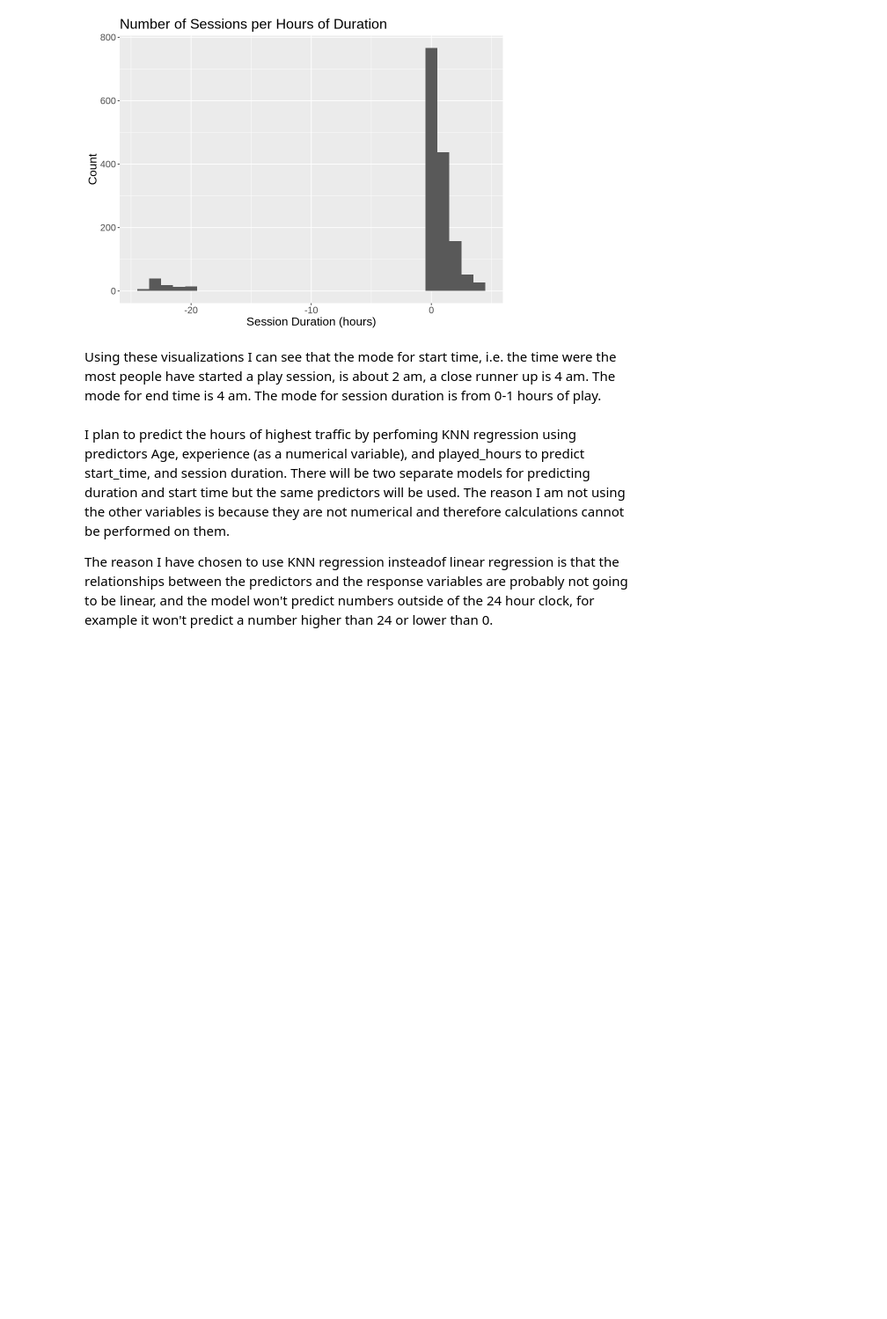
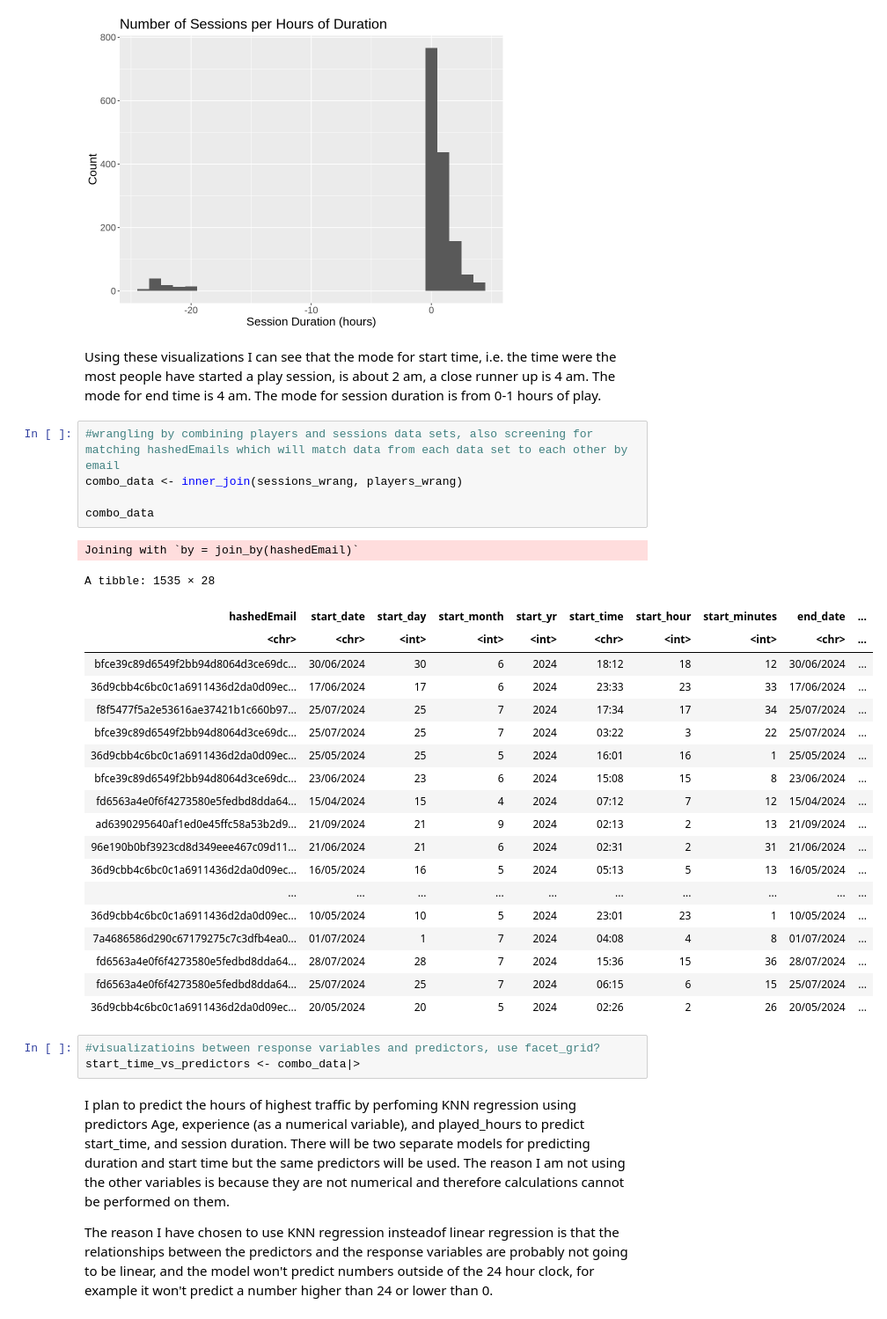
Before and after one commit to camillesnyder/Individual-Planning-for-Project, a Jupyter notebook: project_plan_008_19.ipynb, the cells around one changed output. Shown at 88% size. Cells and saved outputs as stored; diff of their text form; blank space fills up the shorter version.

Commit message:
combined data sets

```diff
--- a/project_plan_008_19.ipynb
+++ b/project_plan_008_19.ipynb
@@ -227,6 +227,35 @@ Warning message:
 [figure]
 # %% [markdown]
 Using these visualizations I can see that the mode for start time, i.e. the time were the most people have started a play session, is about 2 am, a close runner up is 4 am. The mode for end time is 4 am. The mode for session duration is from 0-1 hours of play.
+# %%
+#wrangling by combining players and sessions data sets, also screening for matching hashedEmails which will match data from each data set to each other by email
+combo_data <- inner_join(sessions_wrang, players_wrang)
+
+combo_data
+# %% [output]
+Joining with `by = join_by(hashedEmail)`
+A tibble: 1535 × 28
+| hashedEmail | start_date | start_day | start_month | start_yr | start_time | start_hour | start_minutes | end_date | ... |
+| <chr> | <chr> | <int> | <int> | <int> | <chr> | <int> | <int> | <chr> | ... |
+| bfce39c89d6549f2bb94d8064d3ce69dc... | 30/06/2024 | 30 | 6 | 2024 | 18:12 | 18 | 12 | 30/06/2024 | ... |
+| 36d9cbb4c6bc0c1a6911436d2da0d09ec... | 17/06/2024 | 17 | 6 | 2024 | 23:33 | 23 | 33 | 17/06/2024 | ... |
+| f8f5477f5a2e53616ae37421b1c660b97... | 25/07/2024 | 25 | 7 | 2024 | 17:34 | 17 | 34 | 25/07/2024 | ... |
+| bfce39c89d6549f2bb94d8064d3ce69dc... | 25/07/2024 | 25 | 7 | 2024 | 03:22 | 3 | 22 | 25/07/2024 | ... |
+| 36d9cbb4c6bc0c1a6911436d2da0d09ec... | 25/05/2024 | 25 | 5 | 2024 | 16:01 | 16 | 1 | 25/05/2024 | ... |
+| bfce39c89d6549f2bb94d8064d3ce69dc... | 23/06/2024 | 23 | 6 | 2024 | 15:08 | 15 | 8 | 23/06/2024 | ... |
+| fd6563a4e0f6f4273580e5fedbd8dda64... | 15/04/2024 | 15 | 4 | 2024 | 07:12 | 7 | 12 | 15/04/2024 | ... |
+| ad6390295640af1ed0e45ffc58a53b2d9... | 21/09/2024 | 21 | 9 | 2024 | 02:13 | 2 | 13 | 21/09/2024 | ... |
+| 96e190b0bf3923cd8d349eee467c09d11... | 21/06/2024 | 21 | 6 | 2024 | 02:31 | 2 | 31 | 21/06/2024 | ... |
+| 36d9cbb4c6bc0c1a6911436d2da0d09ec... | 16/05/2024 | 16 | 5 | 2024 | 05:13 | 5 | 13 | 16/05/2024 | ... |
+| ... | ... | ... | ... | ... | ... | ... | ... | ... | ... |
+| 36d9cbb4c6bc0c1a6911436d2da0d09ec... | 10/05/2024 | 10 | 5 | 2024 | 23:01 | 23 | 1 | 10/05/2024 | ... |
+| 7a4686586d290c67179275c7c3dfb4ea0... | 01/07/2024 | 1 | 7 | 2024 | 04:08 | 4 | 8 | 01/07/2024 | ... |
+| fd6563a4e0f6f4273580e5fedbd8dda64... | 28/07/2024 | 28 | 7 | 2024 | 15:36 | 15 | 36 | 28/07/2024 | ... |
+| fd6563a4e0f6f4273580e5fedbd8dda64... | 25/07/2024 | 25 | 7 | 2024 | 06:15 | 6 | 15 | 25/07/2024 | ... |
+| 36d9cbb4c6bc0c1a6911436d2da0d09ec... | 20/05/2024 | 20 | 5 | 2024 | 02:26 | 2 | 26 | 20/05/2024 | ... |
+# %%
+#visualizatioins between response variables and predictors, use facet_grid?
+start_time_vs_predictors <- combo_data|>
 # %% [markdown]
 I plan to predict the hours of highest traffic by perfoming KNN regression using predictors Age, experience (as a numerical variable), and played_hours to predict start_time, and session duration. There will be two separate models for predicting duration and start time but the same predictors will be used. The reason I am not using the other variables is because they are not numerical and therefore calculations cannot be performed on them.
 
```
